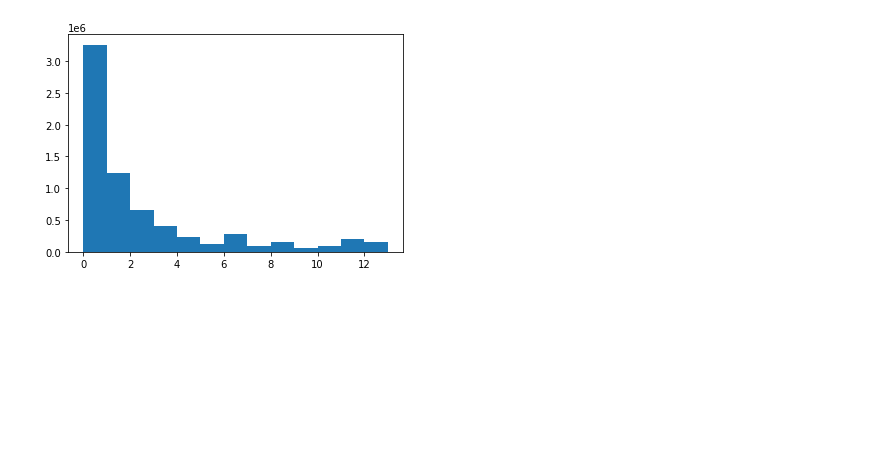
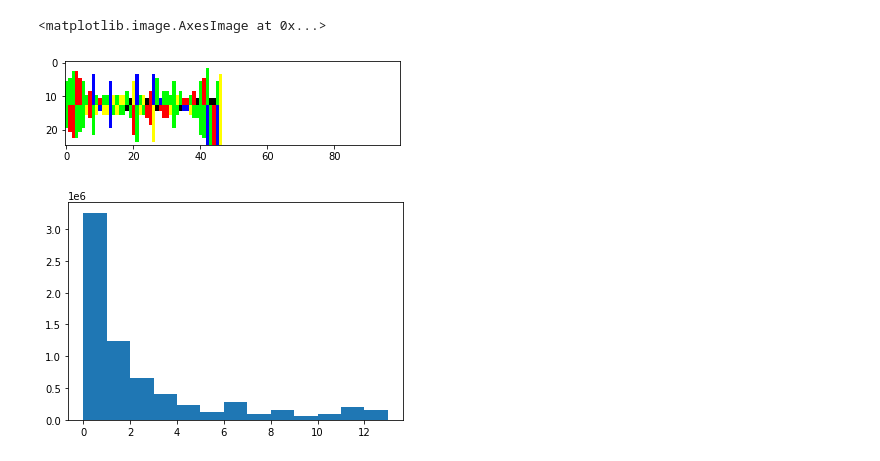
Before and after one commit to marko-petkovic/mirna, a Jupyter notebook: miRNAgeneration/MiRNA augmentation.ipynb, the cells around one changed output. Cells and saved outputs as stored; diff of their text form; code cells hidden in the pictures; blank space fills up the shorter version.

```diff
--- a/miRNAgeneration/MiRNA augmentation.ipynb
+++ b/miRNAgeneration/MiRNA augmentation.ipynb
@@ -22,3 +72,8 @@ aug.generate_augmented_mirna('newrna/augmentor_default_2/', 10)
+# %%
+plt.imshow(newrna[51124]*255)
+# %% [output]
+<matplotlib.image.AxesImage at 0x...>
+[figure, added]
 # %%
 link = 'D:/users/Marko/downloads/mirna/'
 # %%
```
Also changed, not shown: parts of 7 cells of this notebook, 2 other files.
